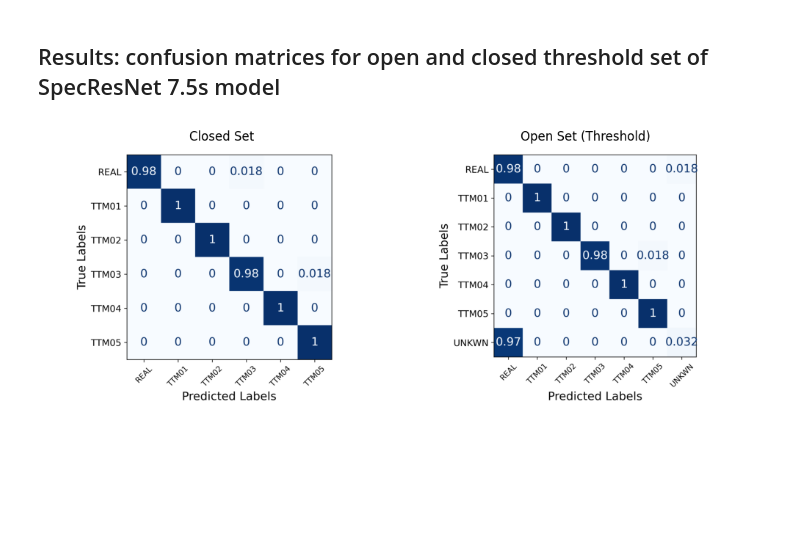
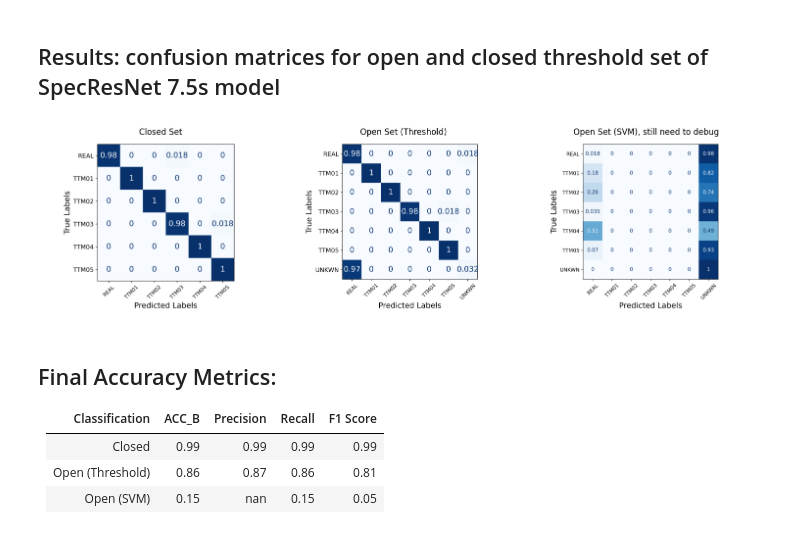
Before and after one commit to nvnlo/FakeMusicCaps, a Jupyter notebook: paper_experiments/visualize.ipynb, the cells around one changed output. Drawn from its saved outputs; the diff is of its cells as text; code cells hidden in the pictures; blank space fills up the shorter version.

Commit message:
add incorrect confusion matrix for open svm

```diff
--- a/paper_experiments/visualize.ipynb
+++ b/paper_experiments/visualize.ipynb
@@ -131,22 +131,36 @@ Spectrogram shape: torch.Size([1, 257, 938])
 # %%
 # Load confusion matrix PNGs
 cm_closed = mpimg.imread(os.path.join(FIGURES_DIR, 'cm_closed_set_SpecResNet_7.5_sec.png'))
 cm_thresh = mpimg.imread(os.path.join(FIGURES_DIR, 'cm_open_set_thresh_SpecResNet_7.5_sec.png'))
+cm_svm = mpimg.imread(os.path.join(FIGURES_DIR, 'cm_open_set_svm_SpecResNet_7.5_sec.png'))
 
 # Display them
 plt.figure(figsize=(15, 5))
 
 plt.subplot(131)
 plt.imshow(cm_closed)
 plt.title('Closed Set')
 plt.axis('off')
 
 plt.subplot(132)
 plt.imshow(cm_thresh)
 plt.title('Open Set (Threshold)')
 plt.axis('off')
 
+plt.subplot(133)
+plt.imshow(cm_svm)
+plt.title('Open Set (SVM), still need to debug')
+plt.axis('off')
+
 plt.tight_layout()
 plt.show()
 # %% [output]
-[figure, old version]
+[figure, new version]
+# %% [markdown]
+## Final Accuracy Metrics:
+
+| Classification | ACC_B | Precision | Recall | F1 Score |
+|----------------|-------|-----------|---------|-----------|
+| Closed | 0.99 | 0.99 | 0.99 | 0.99 |
+| Open (Threshold) | 0.86 | 0.87 | 0.86 | 0.81 |
+| Open (SVM) | 0.15 | nan | 0.15 | 0.05 |
```
Also changed, not shown: parts of 2 cells of this notebook.
